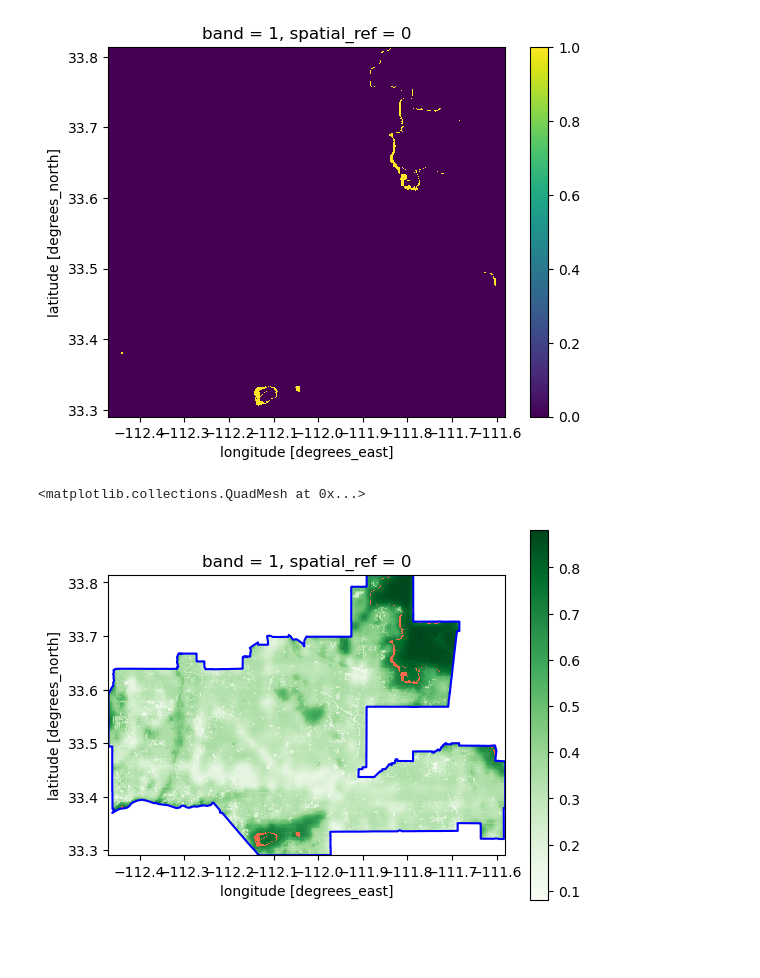
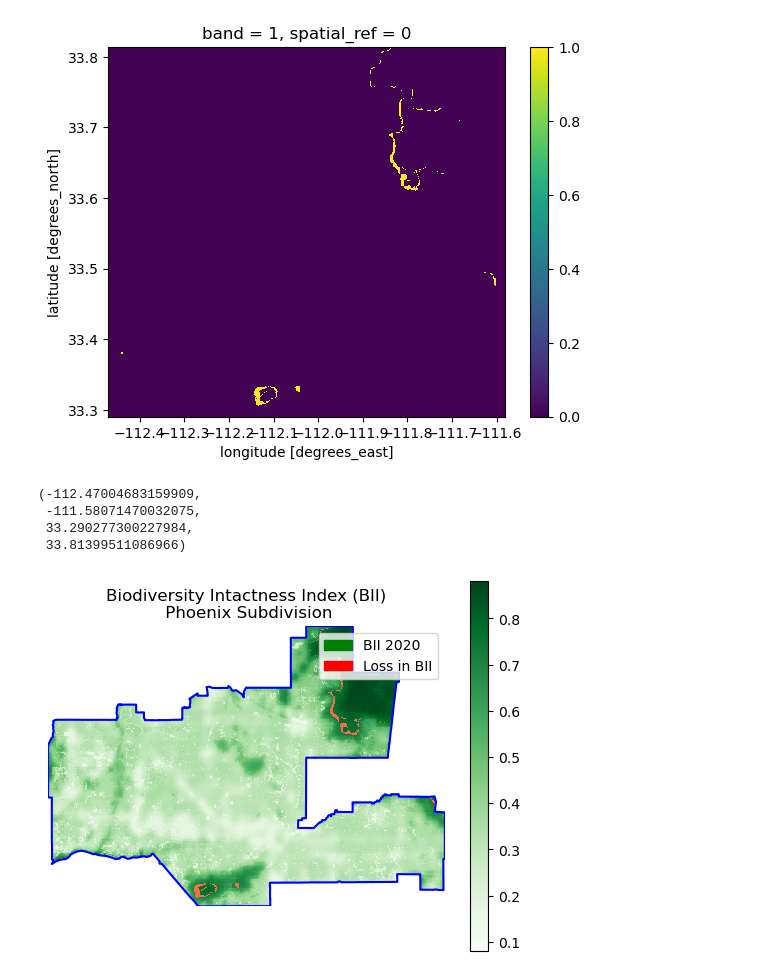
Before and after one commit to egp4aq/phoenix-biodiversity-analysis, a Jupyter notebook: bii_phx.ipynb, the cells around one changed output. Cells and saved outputs as stored; diff of their text form; code cells hidden in the pictures; blank space fills up the shorter version.

Commit message:
Update final plot

```diff
--- a/bii_phx.ipynb
+++ b/bii_phx.ipynb
@@ -175,12 +176,22 @@ phx_bii_diff.plot()
 # %%
 fig, ax = plt.subplots()
 
 phoenix.boundary.plot(ax=ax,
                       color='blue')
 
 clip_bii_2020.plot(ax=ax, cmap="Greens")
 
 loss_bii.plot(ax=ax, cmap="Reds", add_colorbar = False)
+
+ax.set_title("Biodiversity Intactness Index (BII)\n Phoenix Subdivision")
+green_patch = mpatches.Patch(color='green', label="BII 2020")
+red_patch = mpatches.Patch(color='red', label="Loss in BII")
+ax.legend(handles=[green_patch, red_patch])
+
+ax.axis("off")
 # %% [output]
-<matplotlib.collections.QuadMesh at 0x...>
+(-112.47004683159909,
+ -111.58071470032075,
+ 33.290277300227984,
+ 33.81399511086966)
-[figure, old version]
+[figure, new version]
```
Also changed, not shown: parts of 1 cell of this notebook.
